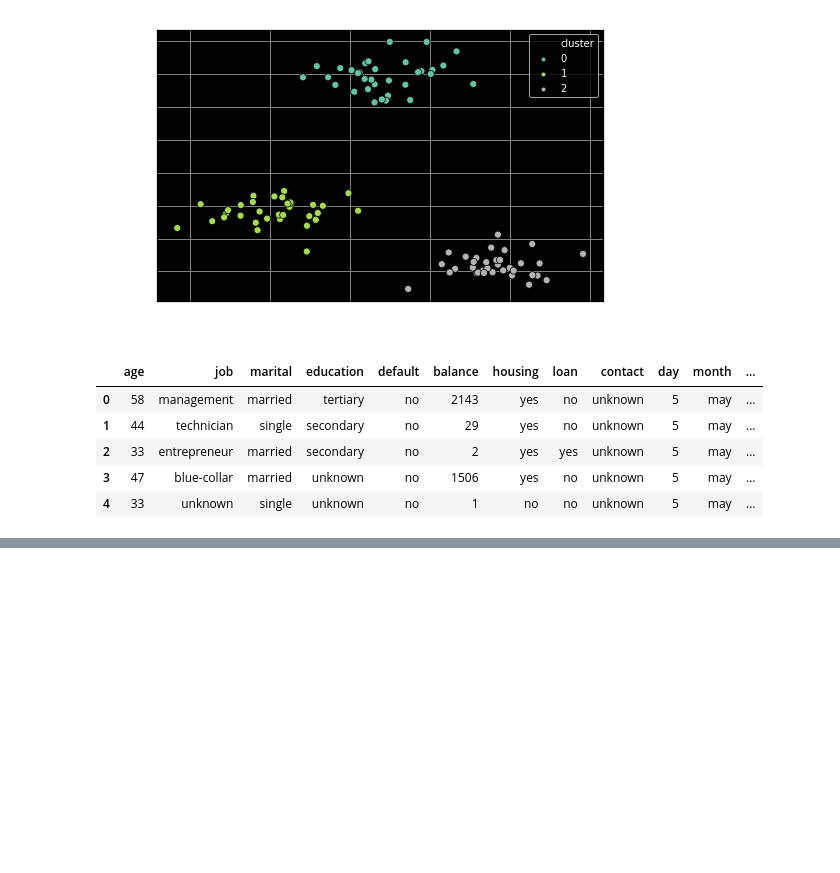
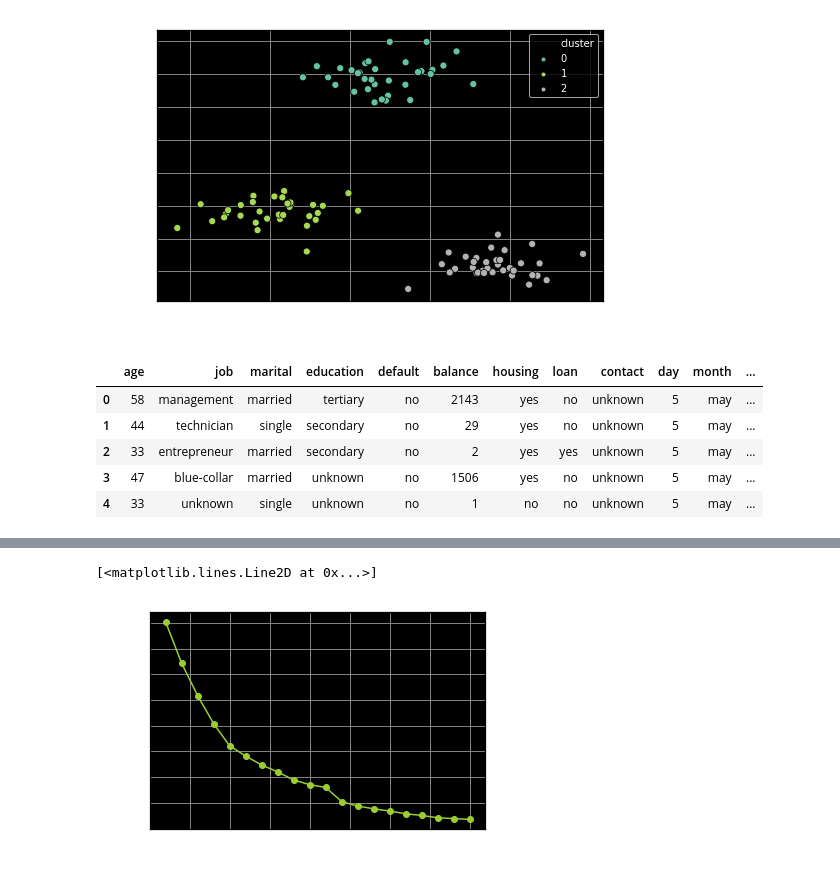
Before and after one commit to yugitti/DataSciencePractice, a Jupyter notebook: ch9.ipynb, the cells around one changed output, grey strips where cells are left out. Drawn from its saved outputs; the diff is of its cells as text; code cells hidden in the pictures; blank space fills up the shorter version.

```diff
--- a/ch9.ipynb
+++ b/ch9.ipynb
@@ -52,0 +94,2 @@ df.head()
+# %%
+a = km.fit_predict(X)
@@ -52,0 +101,13 @@ df.head()
+# %%
+#  エルボー法によるクラスター数の推定（重心からの距離の総和）
+max_cluster = 20
+dist = []
+for i in range(1, max_cluster+1):
+    km = KMeans(init="random", n_clusters=i, random_state=0)
+    km.fit(X)
+    dist.append(km.inertia_)
+# %%
+plt.plot(range(1,max_cluster+1), dist, marker="o")
+# %% [output]
+[<matplotlib.lines.Line2D at 0x...>]
+[figure, added]
```
Also changed, not shown: parts of 20 cells of this notebook.
